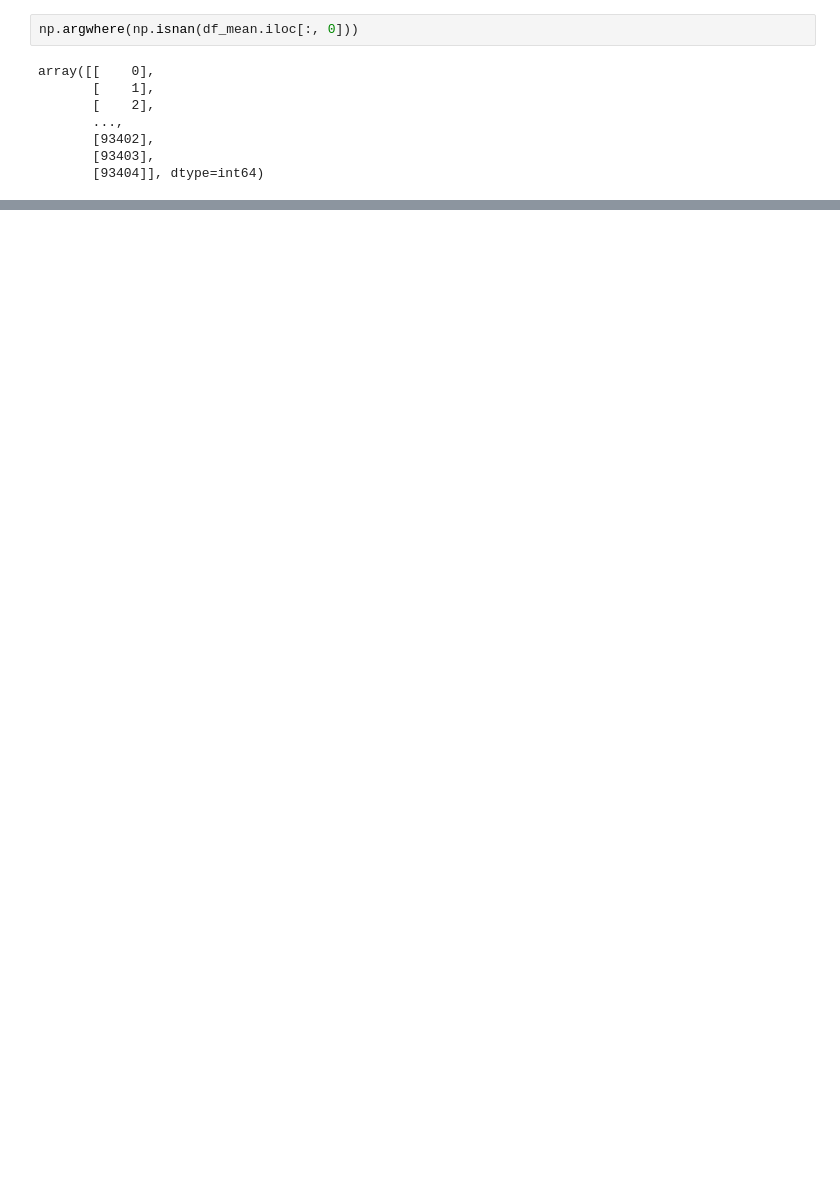
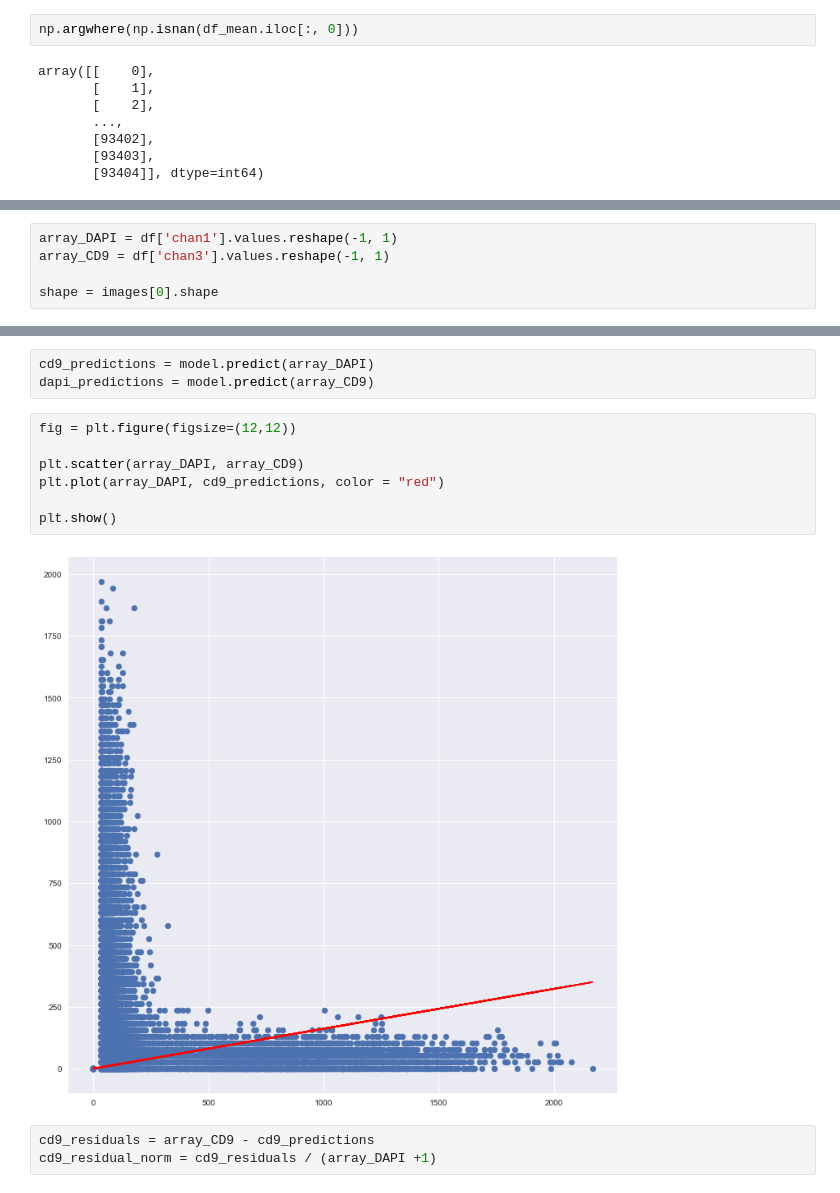
Before and after one commit to plinders/pyColocalizer, a Jupyter notebook: Residual graph.ipynb, the cells around one changed output, grey strips where cells are left out. Drawn from its saved outputs; the diff is of its cells as text; blank space fills up the shorter version.

```diff
--- a/Residual graph.ipynb
+++ b/Residual graph.ipynb
@@ -76,0 +147,5 @@ array([[    0],
+# %%
+array_DAPI = df['chan1'].values.reshape(-1, 1)
+array_CD9 = df['chan3'].values.reshape(-1, 1)
+
+shape = images[0].shape
@@ -76,0 +157,15 @@ array([[    0],
+# %%
+cd9_predictions = model.predict(array_DAPI)
+dapi_predictions = model.predict(array_CD9)
+# %%
+fig = plt.figure(figsize=(12,12))
+
+plt.scatter(array_DAPI, array_CD9)
+plt.plot(array_DAPI, cd9_predictions, color = "red")
+
+plt.show()
+# %% [output]
+[figure, added]
+# %%
+cd9_residuals = array_CD9 - cd9_predictions
+cd9_residual_norm = cd9_residuals / (array_DAPI +1)
```
Also changed, not shown: parts of 20 cells of this notebook, 2 other files.
